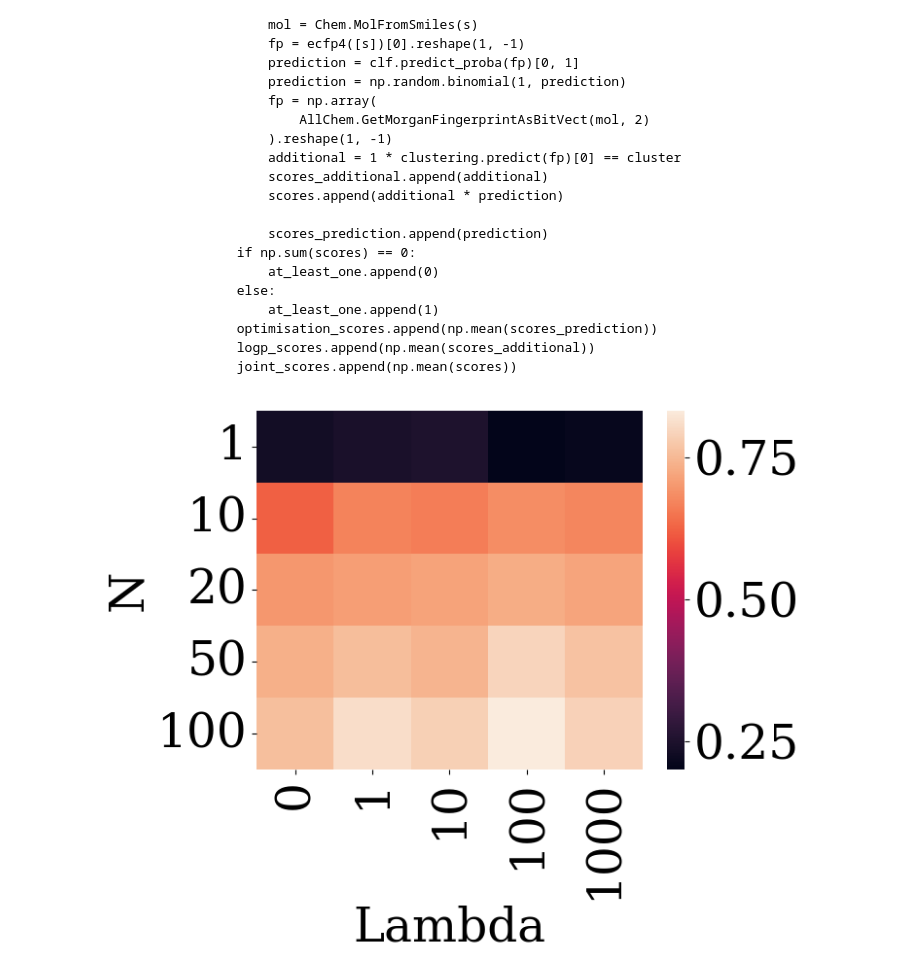
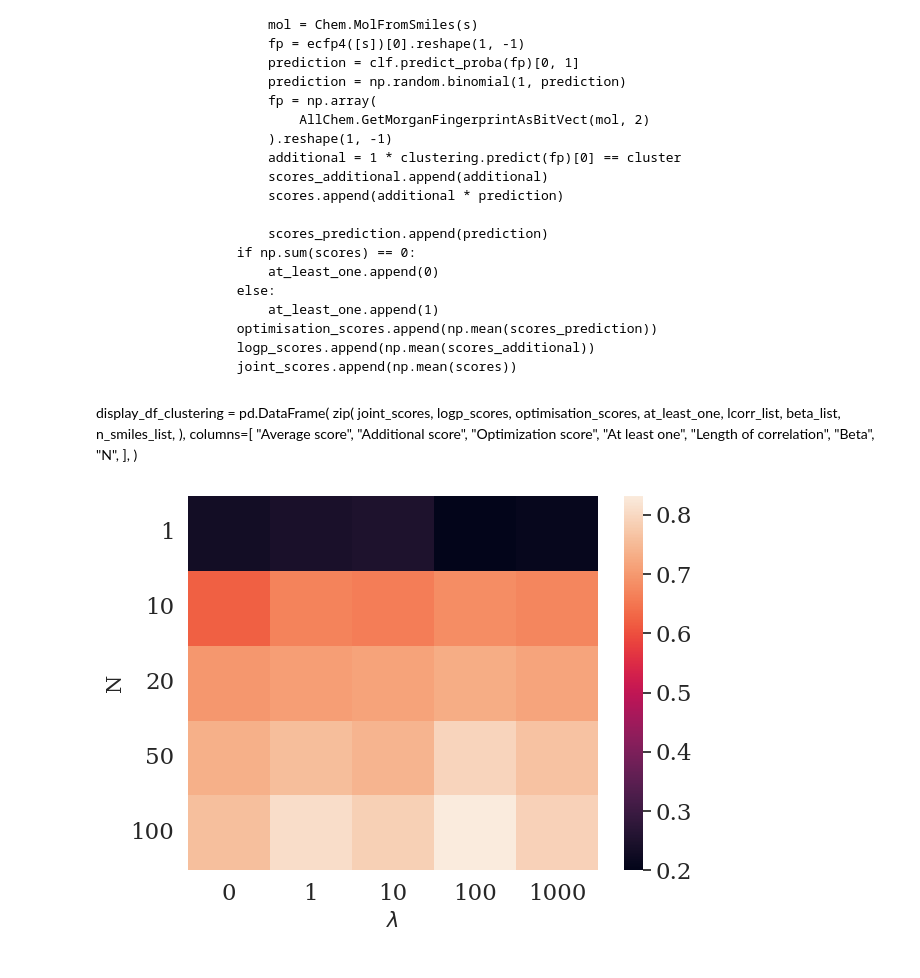
Before and after one commit to maxime-langevin/diverse_molecule_generation, a Jupyter notebook: drd2.ipynb, the cells around one changed output. Cells and saved outputs as stored; diff of their text form; code cells hidden in the pictures.

Commit message:
Updated and cleaned risk heatmaps

```diff
--- a/drd2.ipynb
+++ b/drd2.ipynb
@@ -19,6 +19,7 @@ from utils import data_split, ClusterFps, ecfp4, find_cluster, max_tanimoto_simi
 
 import matplotlib.pyplot as plt
 import math
+import random
 import scipy
 import pandas as pd
 import seaborn as sns
@@ -31,13 +32,13 @@ from rdkit.Chem.Crippen import MolLogP, MolMR
 
 
 font = {'family' : 'normal',
-        'size'   : 35}
+        'size'   : 15}
 
 matplotlib.use("pgf")
 matplotlib.rcParams.update({
     "pgf.texsystem": "pdflatex",
     'font.family': 'serif',
-    'font.size': 35,
+    'font.size': 15,
     'text.usetex': False,
     'pgf.rcfonts': False,
 })
@@ -815 +793,22 @@ display_df_clustering = pd.DataFrame(
+# %% [markdown]
+display_df_clustering = pd.DataFrame(
+    zip(
+        joint_scores,
+        logp_scores,
+        optimisation_scores,
+        at_least_one,
+        lcorr_list,
+        beta_list,
+        n_smiles_list,
+    ),
+    columns=[
+        "Average score",
+        "Additional score",
+        "Optimization score",
+        "At least one",
+        "Length of correlation",
+        "Beta",
+        "N",
+    ],
+)
 # %%
@@ -823,7 +822,17 @@ pivoted = (
     .reset_index()
     .pivot(index="N", columns="Lambda", values="At least one")
 )
-sns.heatmap(pivoted)
-plt.savefig("graphs/DRD2_clustering.pdf", dpi=300, bbox_inches="tight")
+#sns.heatmap(pivoted)
+#plt.savefig("graphs/DRD2_clustering.pdf", dpi=300, bbox_inches="tight")
-# %% [output]
-[figure, removed]
+# %%
+#sns.set(font_scale=1.5)
+ax = sns.heatmap(pivoted)
+#plt.title('Probability of having at least one ', fontsize = 20) # title with fontsize 20
+plt.xlabel("$\lambda$", fontsize = 15) # x-axis label with fontsize 15
+plt.ylabel('N', fontsize = 15) # y-axis label with fontsize 15
+plt.yticks(rotation=360)
+plt.tight_layout()
+#plt.show()
+plt.savefig("graphs/DRD2_clustering.pdf", format='pdf', bbox_inches="tight")
+# %% [output]
+[figure, added]
```
Also changed, not shown: parts of 17 cells of this notebook, 5 other files.
